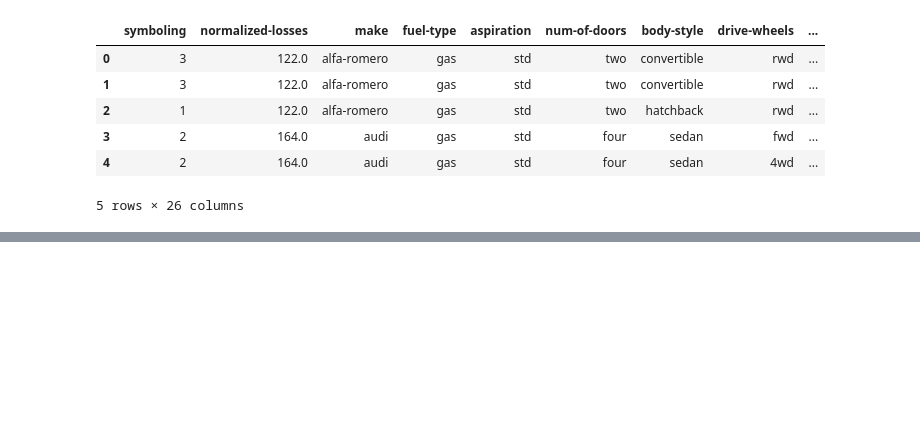
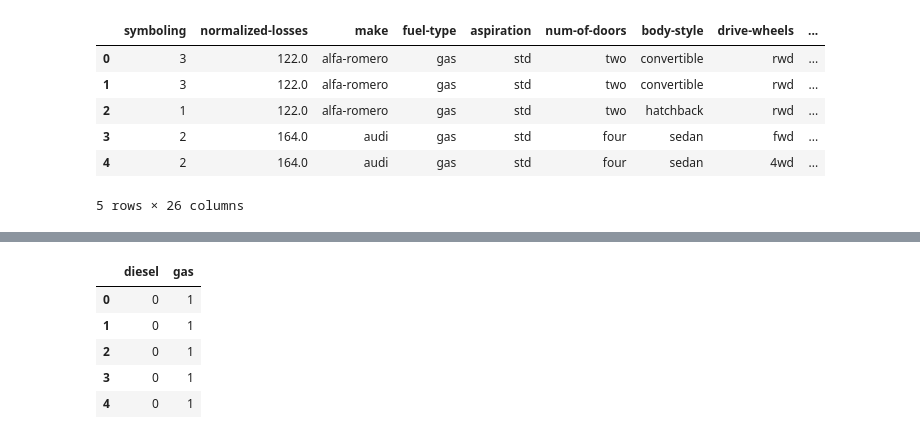
Before and after one commit to arorapankaj/cs_py_automobile_85, a Jupyter notebook: data_cleaning.ipynb, the cells around one changed output, grey strips where cells are left out. Saved outputs shown, nothing was run; the diff lists cells and outputs as text; code cells hidden in the pictures; blank space fills up the shorter version.

```diff
--- a/data_exploratory_analysis.ipynb
+++ b/data_cleaning.ipynb
@@ -258,0 +326,18 @@ dfAuto.to_csv("auto85_clean.csv", index = False)
+# %%
+#dfAuto.describe(include=['object'])
+#dfAuto.describe(include="all")
+
+# Checking Unique Values
+#print(dfAuto['fuel-type'].value_counts())
+#print("---")
+
+# Creating Dummy Variable for Fuel Type and adding it back to the Dataset
+fuel_dummy = pd.get_dummies(dfAuto['fuel-type'])
+fuel_dummy.head()
+# %% [output]
+|  | diesel | gas |
+| 0 | 0 | 1 |
+| 1 | 0 | 1 |
+| 2 | 0 | 1 |
+| 3 | 0 | 1 |
+| 4 | 0 | 1 |
```
Also changed, not shown: parts of 14 cells of this notebook, 1 other file.
